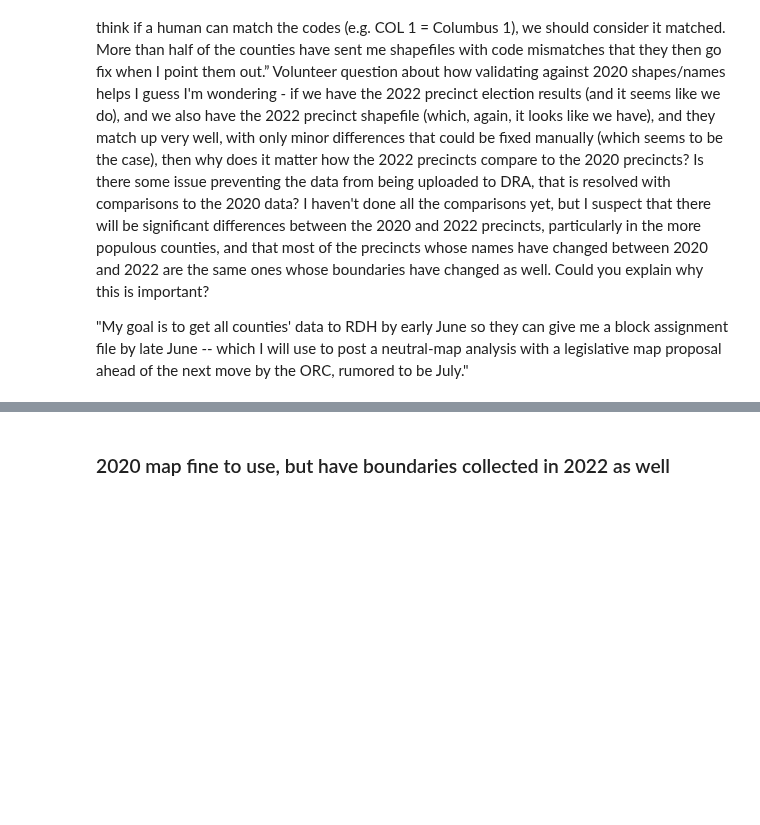
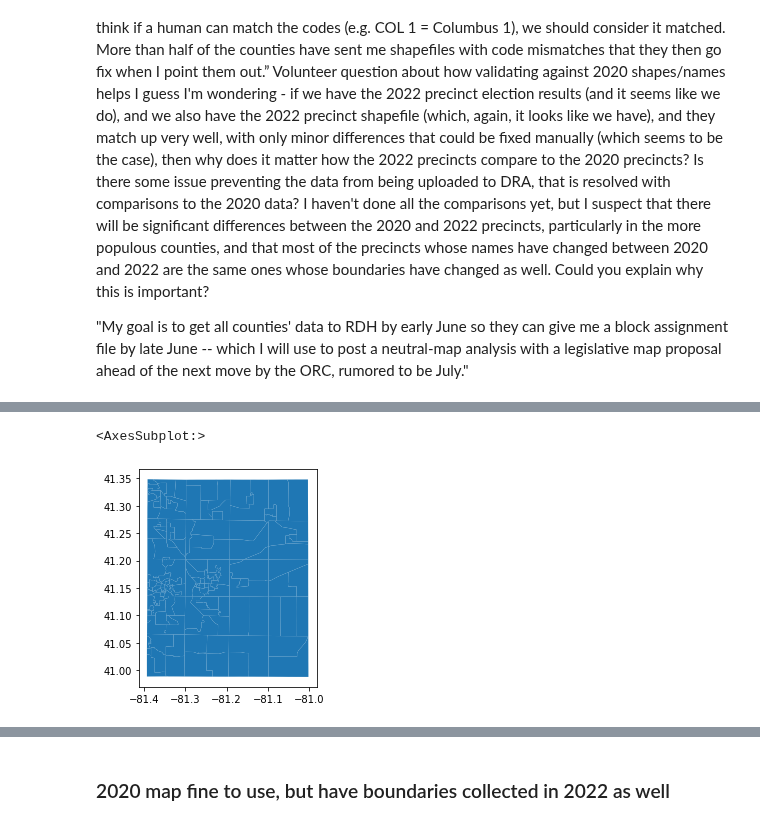
Before and after one commit to nonpartisan-redistricting-datahub/pber_collection, a Jupyter notebook: OH/2022/oh_boundaries_prec_matching.ipynb, the cells around one changed output, grey strips where cells are left out. Drawn from its saved outputs; the diff is of its cells as text; code cells hidden in the pictures; blank space fills up the shorter version.

```diff
--- a/OH/2022/oh_boundaries_prec_matching.ipynb
+++ b/OH/2022/oh_boundaries_prec_matching.ipynb
@@ -698,0 +544,5 @@ wood = gp.read_file("./boundaries/wood_precincts_2022/020_12_16_14.shp")
+# %%
+portage.plot()
+# %% [output]
+<AxesSubplot:>
+[figure, added]
```
Also changed, not shown: parts of 71 cells of this notebook.
